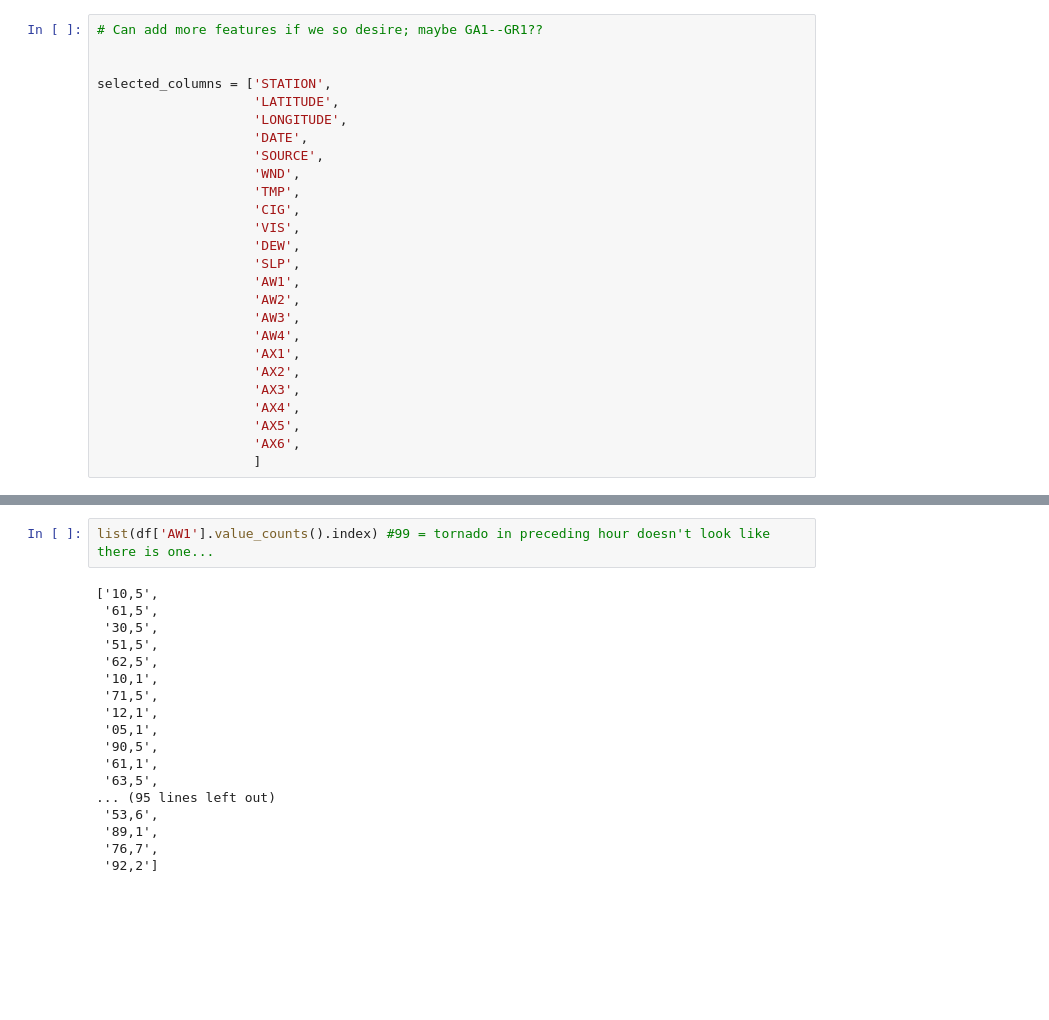
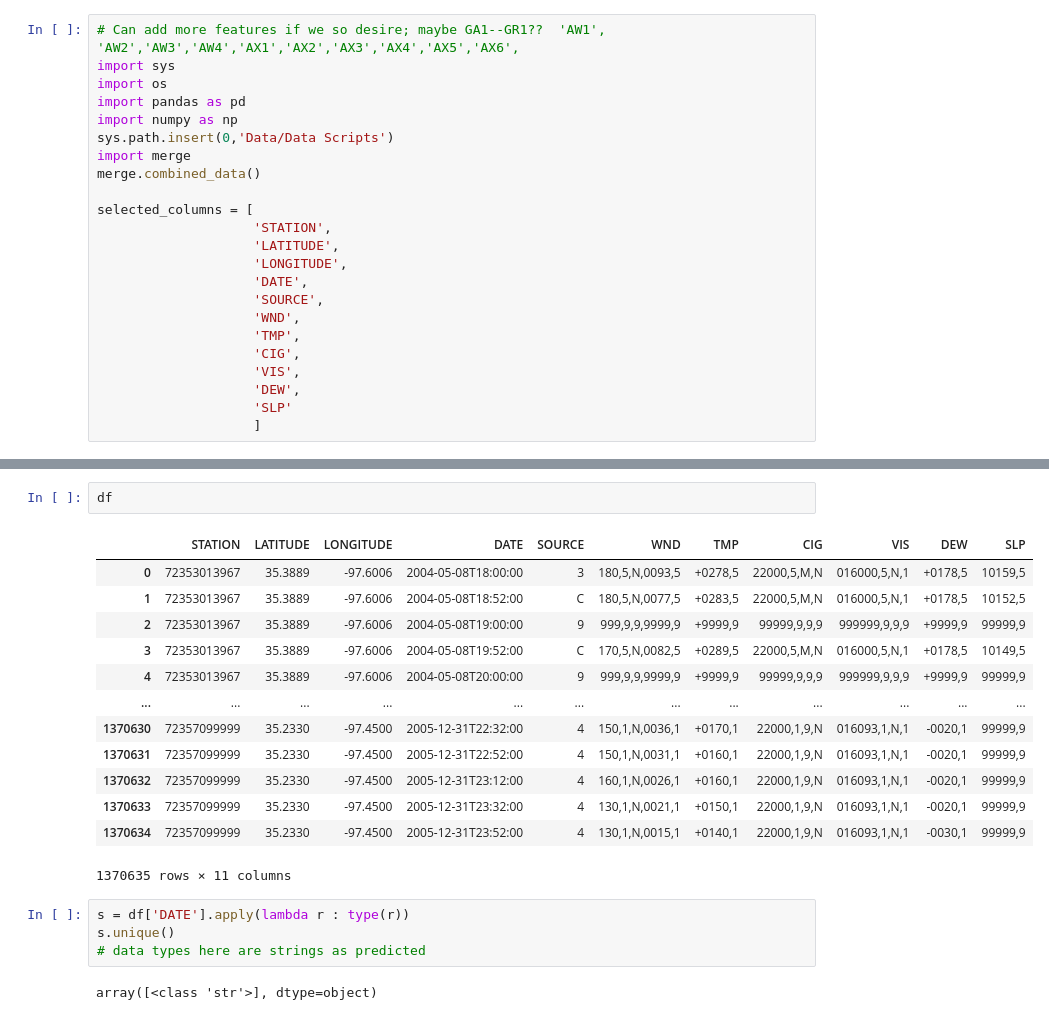
Before and after one commit to Erdos-Projects/fall-2025-predicting-tornadoes, a Jupyter notebook: Exploration-Taylor.ipynb, the cells around one changed output, grey strips where cells are left out. Drawn from its saved outputs; the diff is of its cells as text; blank space fills up the shorter version.

```diff
--- a/Exploration-Taylor.ipynb
+++ b/Exploration-Taylor.ipynb
@@ -35,8 +1,15 @@ df = stations_df.reset_index().drop(['index', 'Unnamed: 0'], axis =1).copy()
 # %%
-# Can add more features if we so desire; maybe GA1--GR1??
+# Can add more features if we so desire; maybe GA1--GR1??  'AW1', 'AW2','AW3','AW4','AX1','AX2','AX3','AX4','AX5','AX6',
+import sys
+import os
+import pandas as pd
+import numpy as np
+sys.path.insert(0,'Data/Data Scripts')
+import merge
+merge.combined_data()
 
-
-selected_columns = ['STATION',
+selected_columns = [
+                    'STATION',
                     'LATITUDE',
                     'LONGITUDE',
                     'DATE',
@@ -46,15 +19,5 @@ selected_columns = ['STATION',
                     'CIG',
                     'VIS',
                     'DEW',
-                    'SLP',
-                    'AW1',
-                    'AW2',
-                    'AW3',
-                    'AW4',
-                    'AX1',
-                    'AX2',
-                    'AX3',
-                    'AX4',
-                    'AX5',
-                    'AX6',
+                    'SLP'
                     ]
@@ -87,20 +38,22 @@ df = df[selected_columns]
+# %%
+df
+# %% [output]
+|  | STATION | LATITUDE | LONGITUDE | DATE | SOURCE | WND | TMP | CIG | VIS | DEW | SLP |
+| 0 | 72353013967 | 35.3889 | -97.6006 | 2004-05-08T18:00:00 | 3 | 180,5,N,0093,5 | +0278,5 | 22000,5,M,N | 016000,5,N,1 | +0178,5 | 10159,5 |
+| 1 | 72353013967 | 35.3889 | -97.6006 | 2004-05-08T18:52:00 | C | 180,5,N,0077,5 | +0283,5 | 22000,5,M,N | 016000,5,N,1 | +0178,5 | 10152,5 |
+| 2 | 72353013967 | 35.3889 | -97.6006 | 2004-05-08T19:00:00 | 9 | 999,9,9,9999,9 | +9999,9 | 99999,9,9,9 | 999999,9,9,9 | +9999,9 | 99999,9 |
+| 3 | 72353013967 | 35.3889 | -97.6006 | 2004-05-08T19:52:00 | C | 170,5,N,0082,5 | +0289,5 | 22000,5,M,N | 016000,5,N,1 | +0178,5 | 10149,5 |
+| 4 | 72353013967 | 35.3889 | -97.6006 | 2004-05-08T20:00:00 | 9 | 999,9,9,9999,9 | +9999,9 | 99999,9,9,9 | 999999,9,9,9 | +9999,9 | 99999,9 |
+| ... | ... | ... | ... | ... | ... | ... | ... | ... | ... | ... | ... |
+| 1370630 | 72357099999 | 35.2330 | -97.4500 | 2005-12-31T22:32:00 | 4 | 150,1,N,0036,1 | +0170,1 | 22000,1,9,N | 016093,1,N,1 | -0020,1 | 99999,9 |
+| 1370631 | 72357099999 | 35.2330 | -97.4500 | 2005-12-31T22:52:00 | 4 | 150,1,N,0031,1 | +0160,1 | 22000,1,9,N | 016093,1,N,1 | -0020,1 | 99999,9 |
+| 1370632 | 72357099999 | 35.2330 | -97.4500 | 2005-12-31T23:12:00 | 4 | 160,1,N,0026,1 | +0160,1 | 22000,1,9,N | 016093,1,N,1 | -0020,1 | 99999,9 |
+| 1370633 | 72357099999 | 35.2330 | -97.4500 | 2005-12-31T23:32:00 | 4 | 130,1,N,0021,1 | +0150,1 | 22000,1,9,N | 016093,1,N,1 | -0020,1 | 99999,9 |
+| 1370634 | 72357099999 | 35.2330 | -97.4500 | 2005-12-31T23:52:00 | 4 | 130,1,N,0015,1 | +0140,1 | 22000,1,9,N | 016093,1,N,1 | -0030,1 | 99999,9 |
+1370635 rows × 11 columns
 # %%
-list(df['AW1'].value_counts().index) #99 = tornado in preceding hour doesn't look like there is one...
+s = df['DATE'].apply(lambda r : type(r))
+s.unique()
+# data types here are strings as predicted
 # %% [output]
-['10,5',
- '61,5',
- '30,5',
- '51,5',
- '62,5',
- '10,1',
- '71,5',
- '12,1',
- '05,1',
- '90,5',
- '61,1',
- '63,5',
-... (95 lines left out)
- '53,6',
- '89,1',
- '76,7',
- '92,2']
+array([<class 'str'>], dtype=object)
```
Also changed, not shown: parts of 25 cells of this notebook, 6 other files.
